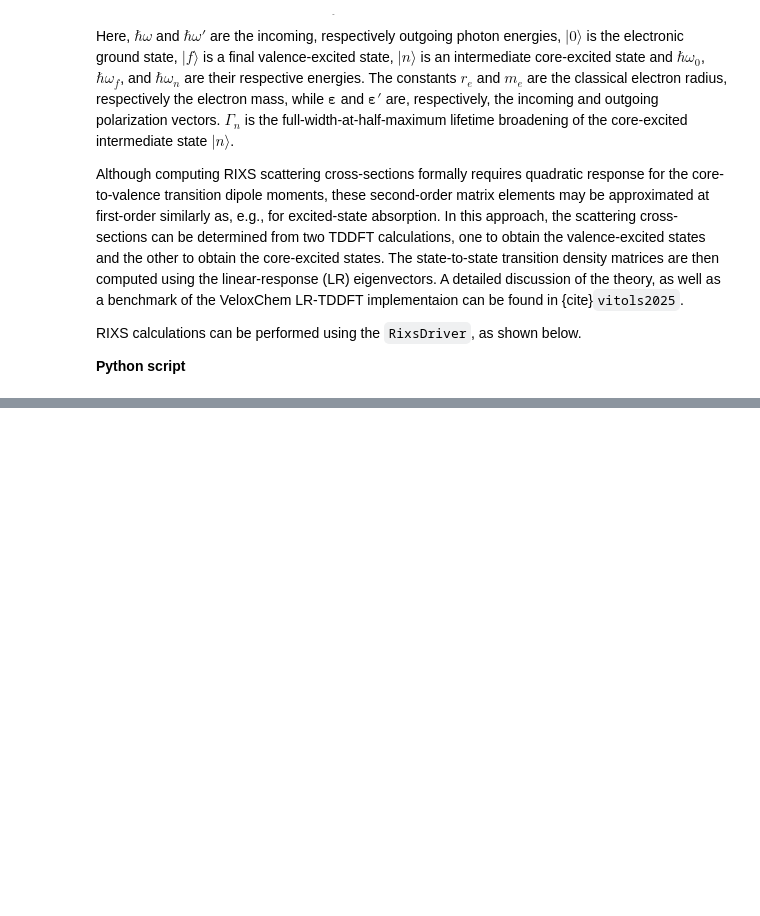
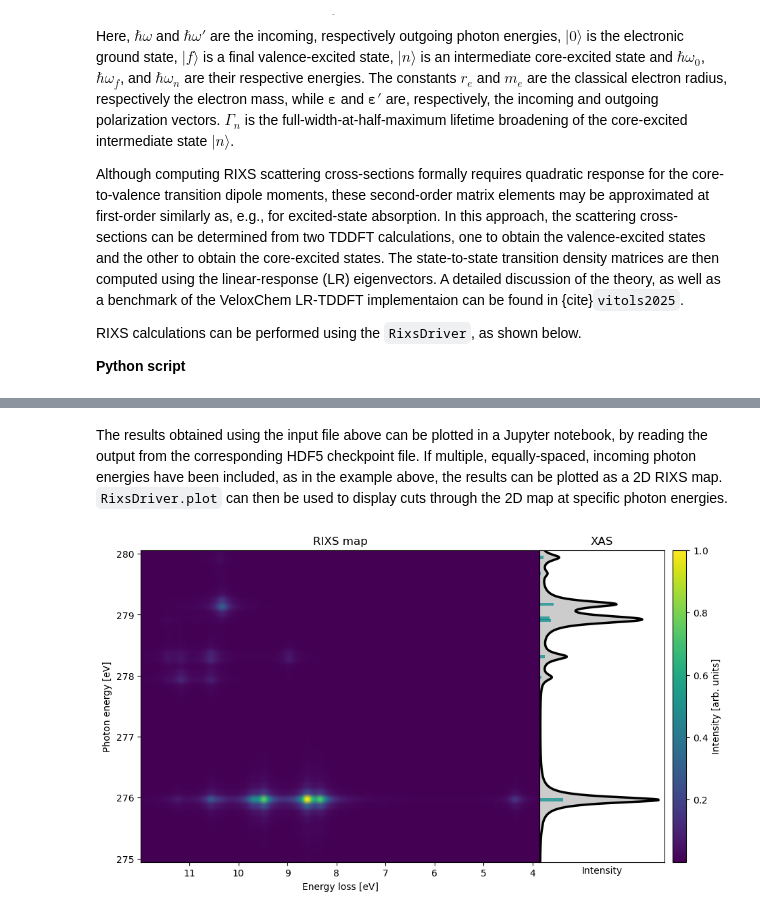
Before and after one commit to VeloxChem/vlxman, a Jupyter notebook: docs/xray.ipynb, the cells around one changed output, grey strips where cells are left out. Cells and saved outputs as stored; diff of their text form; code cells hidden in the pictures; blank space fills up the shorter version.

```diff
--- a/docs/xray.ipynb
+++ b/docs/xray.ipynb
@@ -427,3 +426,11 @@ xyz:
 @end
 
 :::
+# %% [markdown]
+The results obtained using the input file above can be plotted in a Jupyter notebook, by reading the output from the corresponding HDF5 checkpoint file. If multiple, equally-spaced, incoming photon energies have been included, as in the example above, the results can be plotted as a 2D RIXS map. `RixsDriver.plot` can then be used to display cuts through the 2D map at specific photon energies.
+# %%
+molecule, basis = vlx.read_molecule_and_basis("../output_files/esca-rixs.h5")
+rixs_results = vlx.read_results("../output_files/esca-rixs.h5", "rsp")
+rixs_drv.plot_map(rixs_results)
+# %% [output]
+[figure, added]
```
Also changed, not shown: parts of 5 cells of this notebook, 3 other files.
